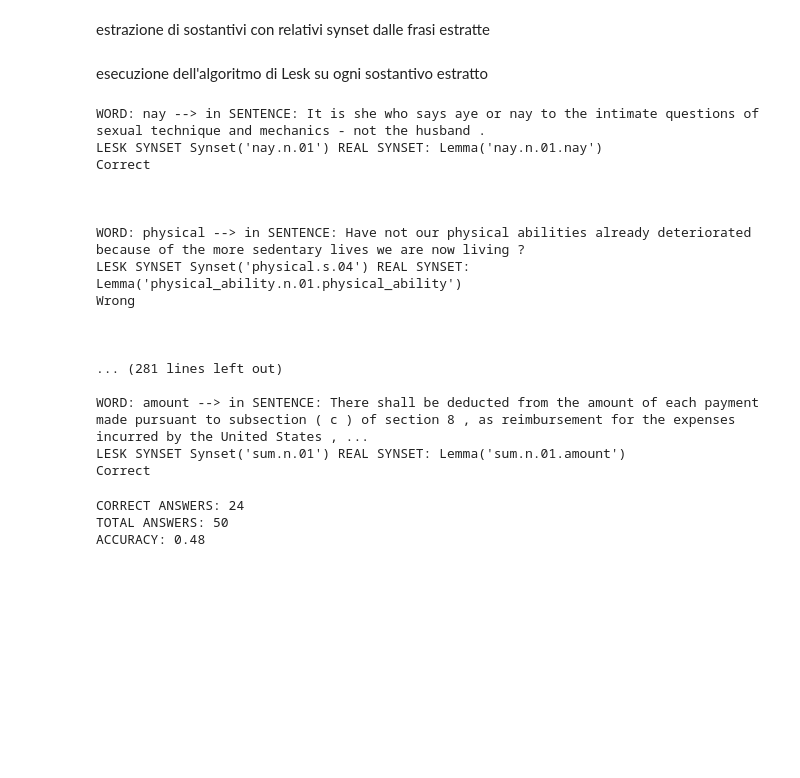
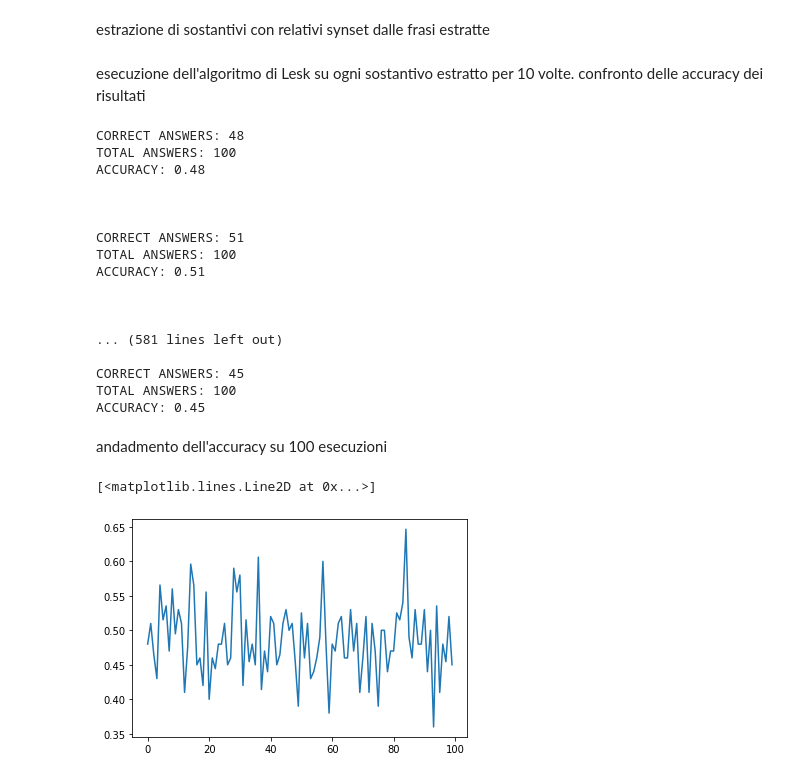
Before and after one commit to PaoloBonicco7/nlp-UniTO-2021-22, a Jupyter notebook: Radicioni/es1B_wsd/andrea_word_sense_disambiguation.ipynb, the cells around one changed output. Drawn from its saved outputs; the diff is of its cells as text; code cells hidden in the pictures; blank space fills up the shorter version.

```diff
--- a/Radicioni/es1B_wsd/andrea_word_sense_disambiguation.ipynb
+++ b/Radicioni/es1B_wsd/andrea_word_sense_disambiguation.ipynb
@@ -62,7 +67,7 @@ def get_rand_elems(array):
 def get_rand_elems_2(sentences):
     phrases = []
     extracted = []
-    while len(phrases) < 50 :
+    while len(phrases) < 100:
         rand = random.randint(0, len(sentences))
         if '\'NN\'' in str(sentences[rand]) and rand not in extracted and '.n.' in str(sentences[rand]):
             phrases.append(sentences[rand])
@@ -82,7 +87,6 @@ def get_nouns(list_of_sentences):
                 break
     return nouns
 
-
 def list_to_string(s):
     str1 = ''
     for ele in s:
@@ -106,40 +110,52 @@ nouns = get_nouns(random_sentences)
 # %% [markdown]
-esecuzione dell'algoritmo di Lesk su ogni sostantivo estratto
+esecuzione dell'algoritmo di Lesk su ogni sostantivo estratto per 10 volte. confronto delle accuracy dei risultati
+# %%
+EXECUTIONS = 10
 # %%
-correct = 0
-for i in range(len(nouns)):
-    actual_lesk = lesk(nouns[i][0][0], list_to_string(sentences[rand[i]]))
-    print(f"WORD: {nouns[i][0][0]} --> in SENTENCE: {list_to_string(sentences[rand[i]])}")
-    print(f"LESK SYNSET {actual_lesk} REAL SYNSET: {nouns[i][1]}")
-    if "NONE" not in str(actual_lesk):
-        if str(actual_lesk).split('\'')[1] in str(nouns[i][1]):
-            correct += 1
-            print('Correct\n\n\n')
-        else:
-            print('Wrong\n\n\n')
+current_ex = 0
+accuracies = []
+while current_ex < EXECUTIONS:
+    random_sentences, rand = get_rand_elems_2(tagged_sentences)
+    nouns = get_nouns(random_sentences)
+    correct = 0
+    for i in range(len(nouns)):
+        actual_lesk = lesk(nouns[i][0][0], list_to_string(sentences[rand[i]]))
+        #print(f"WORD: {nouns[i][0][0]} --> in SENTENCE: {list_to_string(sentences[rand[i]])}")
+        #print(f"LESK SYNSET {actual_lesk} REAL SYNSET: {nouns[i][1]}")
+        if "NONE" not in str(actual_lesk):
+            if str(actual_lesk).split('\'')[1] in str(nouns[i][1]):
+                correct += 1
+                #print('Correct\n\n\n')
+            else:
+                pass
+                #print('Wrong\n\n\n')
+    print(f"CORRECT ANSWERS: {correct}")
+    print(f"TOTAL ANSWERS: {len(nouns)}")
+    print(f"ACCURACY: {correct/len(nouns)}\n\n\n")
+    accuracies.append(correct/len(nouns))
+    current_ex += 1
 # %% [output]
-WORD: nay --> in SENTENCE: It is she who says aye or nay to the intimate questions of sexual technique and mechanics - not the husband .
-LESK SYNSET Synset('nay.n.01') REAL SYNSET: Lemma('nay.n.01.nay')
-Correct
+CORRECT ANSWERS: 48
+TOTAL ANSWERS: 100
+ACCURACY: 0.48
 
 
 
-WORD: physical --> in SENTENCE: Have not our physical abilities already deteriorated because of the more sedentary lives we are now living ?
-LESK SYNSET Synset('physical.s.04') REAL SYNSET: Lemma('physical_ability.n.01.physical_ability')
-Wrong
+CORRECT ANSWERS: 51
+TOTAL ANSWERS: 100
+ACCURACY: 0.51
 
 
 
-... (281 lines left out)
+... (581 lines left out)
 
-WORD: amount --> in SENTENCE: There shall be deducted from the amount of each payment made pursuant to subsection ( c ) of section 8 , as reimbursement for the expenses incurred by the United States , ...
-LESK SYNSET Synset('sum.n.01') REAL SYNSET: Lemma('sum.n.01.amount')
-Correct
+CORRECT ANSWERS: 45
+TOTAL ANSWERS: 100
+ACCURACY: 0.45
-# %%
-print(f"CORRECT ANSWERS: {correct}")
-print(f"TOTAL ANSWERS: {len(nouns)}")
-print(f"ACCURACY: {correct/len(nouns)}")
-# %% [output]
-CORRECT ANSWERS: 24
-TOTAL ANSWERS: 50
-ACCURACY: 0.48
+# %% [markdown]
+andadmento dell'accuracy su 100 esecuzioni
+# %%
+plt.plot(accuracies)
+# %% [output]
+[<matplotlib.lines.Line2D at 0x...>]
+[figure, added]
```
Also changed, not shown: parts of 5 cells of this notebook.
